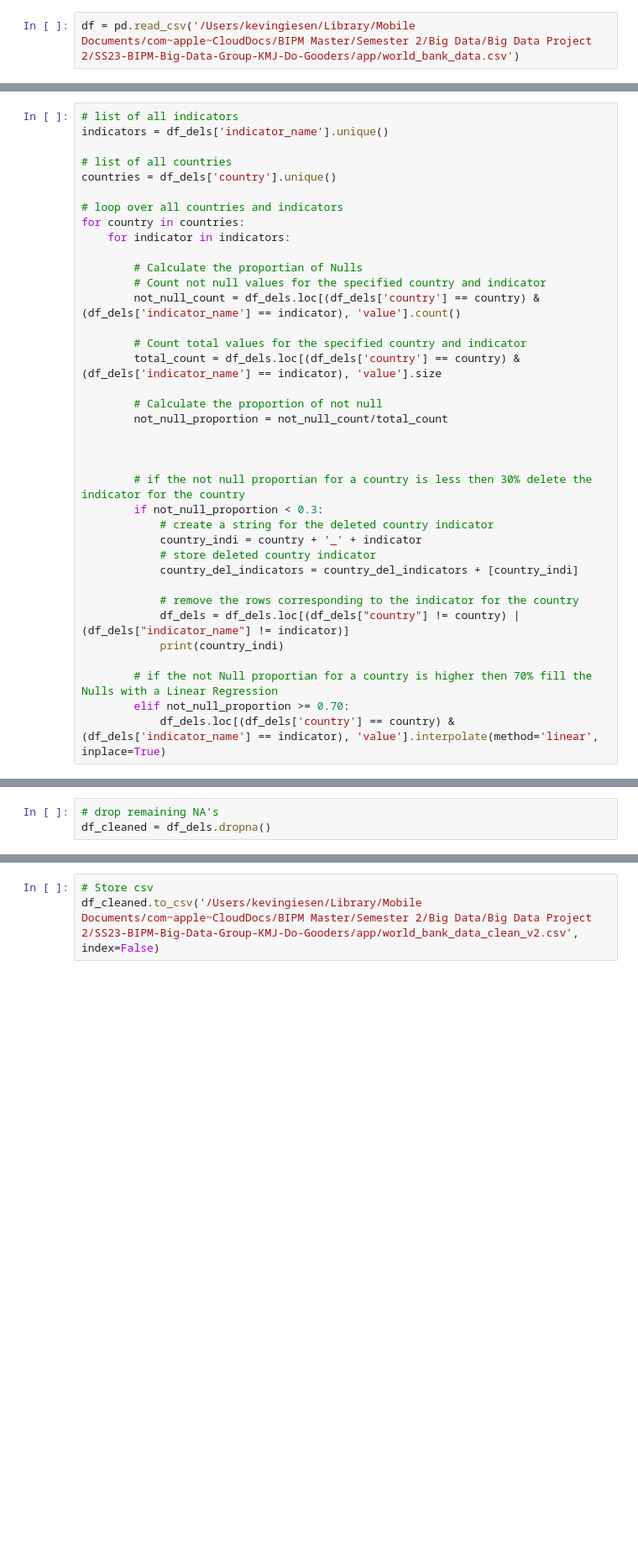
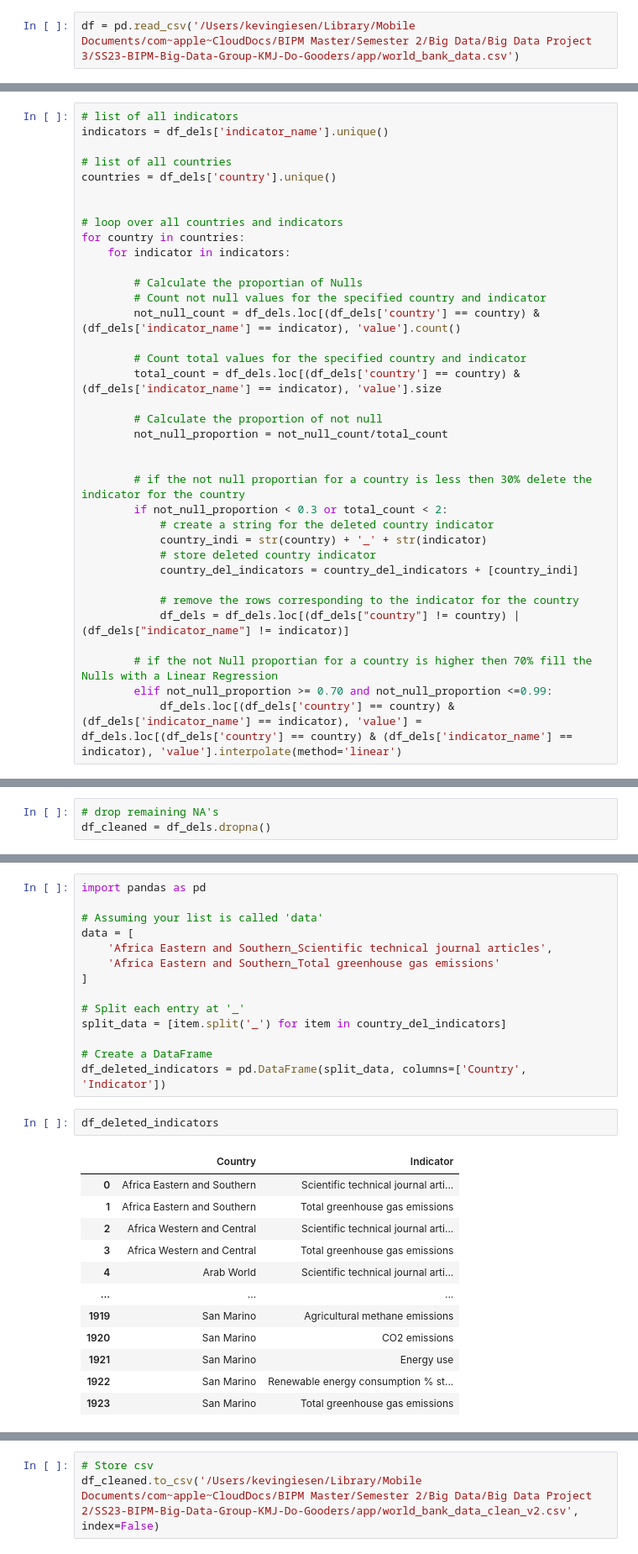
Before and after one commit to svisel22/SS23-BIPM-Big-Data-Group-KMJ-Do-Gooders, a Jupyter notebook: app/data_cleaning.ipynb, the cells around one changed output, grey strips where cells are left out. Shown: that part at 84% size. Cells and saved outputs as stored; diff of their text form; blank space fills up the shorter version.

Commit message:
data cleaning updated and csv with deleted indicators added

```diff
--- a/app/data_cleaning.ipynb
+++ b/app/data_cleaning.ipynb
@@ -3,5 +4,5 @@ import pandas as pd
 # %%
-df = pd.read_csv('/Users/kevingiesen/Library/Mobile Documents/com~apple~CloudDocs/BIPM Master/Semester 2/Big Data/Big Data Project 2/SS23-BIPM-Big-Data-Group-KMJ-Do-Gooders/app/world_bank_data.csv')
+df = pd.read_csv('/Users/kevingiesen/Library/Mobile Documents/com~apple~CloudDocs/BIPM Master/Semester 2/Big Data/Big Data Project 3/SS23-BIPM-Big-Data-Group-KMJ-Do-Gooders/app/world_bank_data.csv')
 # %%
 df.columns
 # %% [output]
@@ -256,6 +271,7 @@ indicators = df_dels['indicator_name'].unique()
 
 # list of all countries
 countries = df_dels['country'].unique()
+
 
 # loop over all countries and indicators
 for country in countries:
@@ -272,18 +288,16 @@ for country in countries:
         not_null_proportion = not_null_count/total_count
 
 
-
         # if the not null proportian for a country is less then 30% delete the indicator for the country
-        if not_null_proportion < 0.3:
+        if not_null_proportion < 0.3 or total_count < 2:
             # create a string for the deleted country indicator
-            country_indi = country + '_' + indicator
+            country_indi = str(country) + '_' + str(indicator)
             # store deleted country indicator
             country_del_indicators = country_del_indicators + [country_indi]
 
             # remove the rows corresponding to the indicator for the country
             df_dels = df_dels.loc[(df_dels["country"] != country) | (df_dels["indicator_name"] != indicator)]
-            print(country_indi)
 
         # if the not Null proportian for a country is higher then 70% fill the Nulls with a Linear Regression
-        elif not_null_proportion >= 0.70:
-            df_dels.loc[(df_dels['country'] == country) & (df_dels['indicator_name'] == indicator), 'value'].interpolate(method='linear', inplace=True)
+        elif not_null_proportion >= 0.70 and not_null_proportion <=0.99:
+            df_dels.loc[(df_dels['country'] == country) & (df_dels['indicator_name'] == indicator), 'value'] = df_dels.loc[(df_dels['country'] == country) & (df_dels['indicator_name'] == indicator), 'value'].interpolate(method='linear')
@@ -326,0 +326,29 @@ df_cleaned = df_dels.dropna()
+# %%
+import pandas as pd
+
+# Assuming your list is called 'data'
+data = [
+    'Africa Eastern and Southern_Scientific technical journal articles',
+    'Africa Eastern and Southern_Total greenhouse gas emissions'
+]
+
+# Split each entry at '_'
+split_data = [item.split('_') for item in country_del_indicators]
+
+# Create a DataFrame
+df_deleted_indicators = pd.DataFrame(split_data, columns=['Country', 'Indicator'])
+# %%
+df_deleted_indicators
+# %% [output]
+|  | Country | Indicator |
+| 0 | Africa Eastern and Southern | Scientific technical journal arti... |
+| 1 | Africa Eastern and Southern | Total greenhouse gas emissions |
+| 2 | Africa Western and Central | Scientific technical journal arti... |
+| 3 | Africa Western and Central | Total greenhouse gas emissions |
+| 4 | Arab World | Scientific technical journal arti... |
+| ... | ... | ... |
+| 1919 | San Marino | Agricultural methane emissions |
+| 1920 | San Marino | CO2 emissions |
+| 1921 | San Marino | Energy use |
+| 1922 | San Marino | Renewable energy consumption % st... |
+| 1923 | San Marino | Total greenhouse gas emissions |
```
Also changed, not shown: parts of 10 cells of this notebook, 2 other files.
